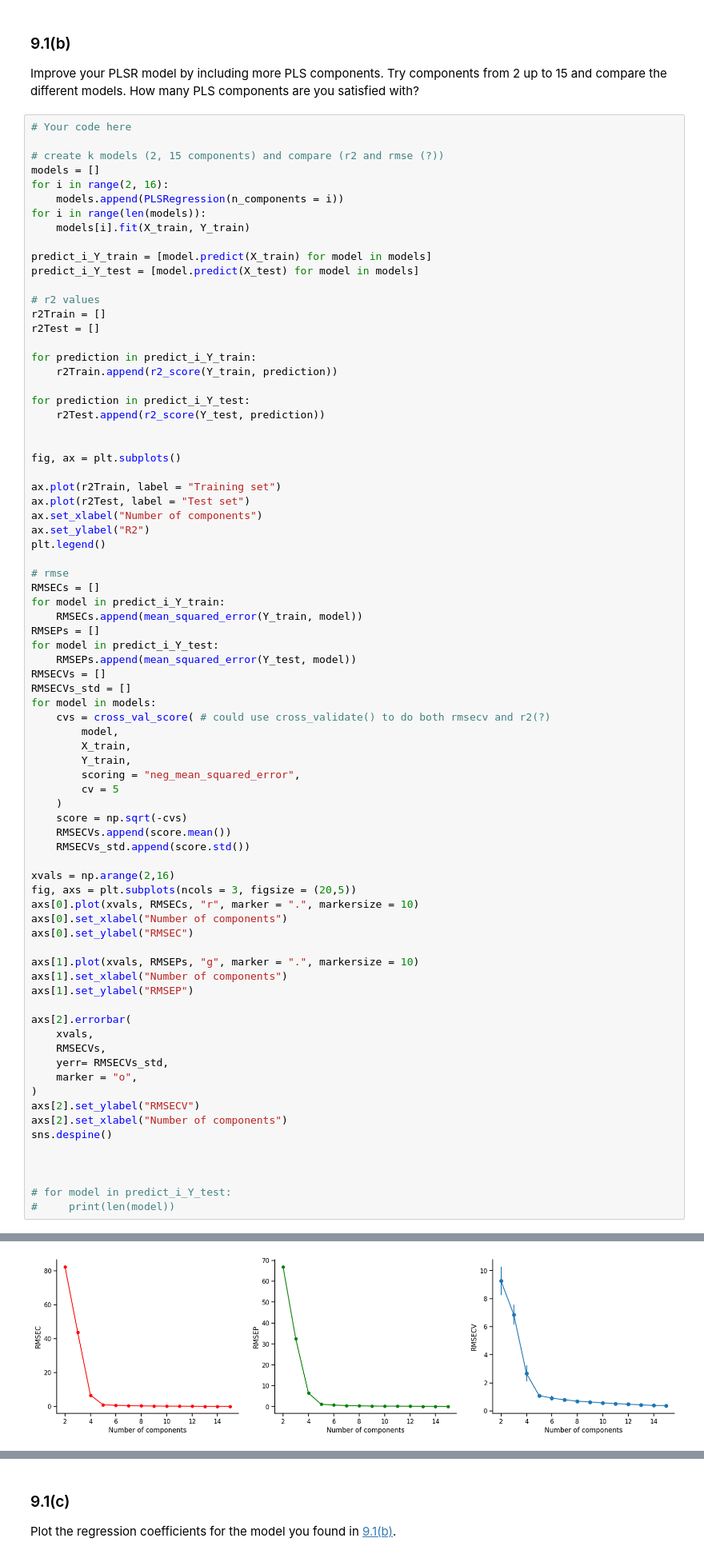
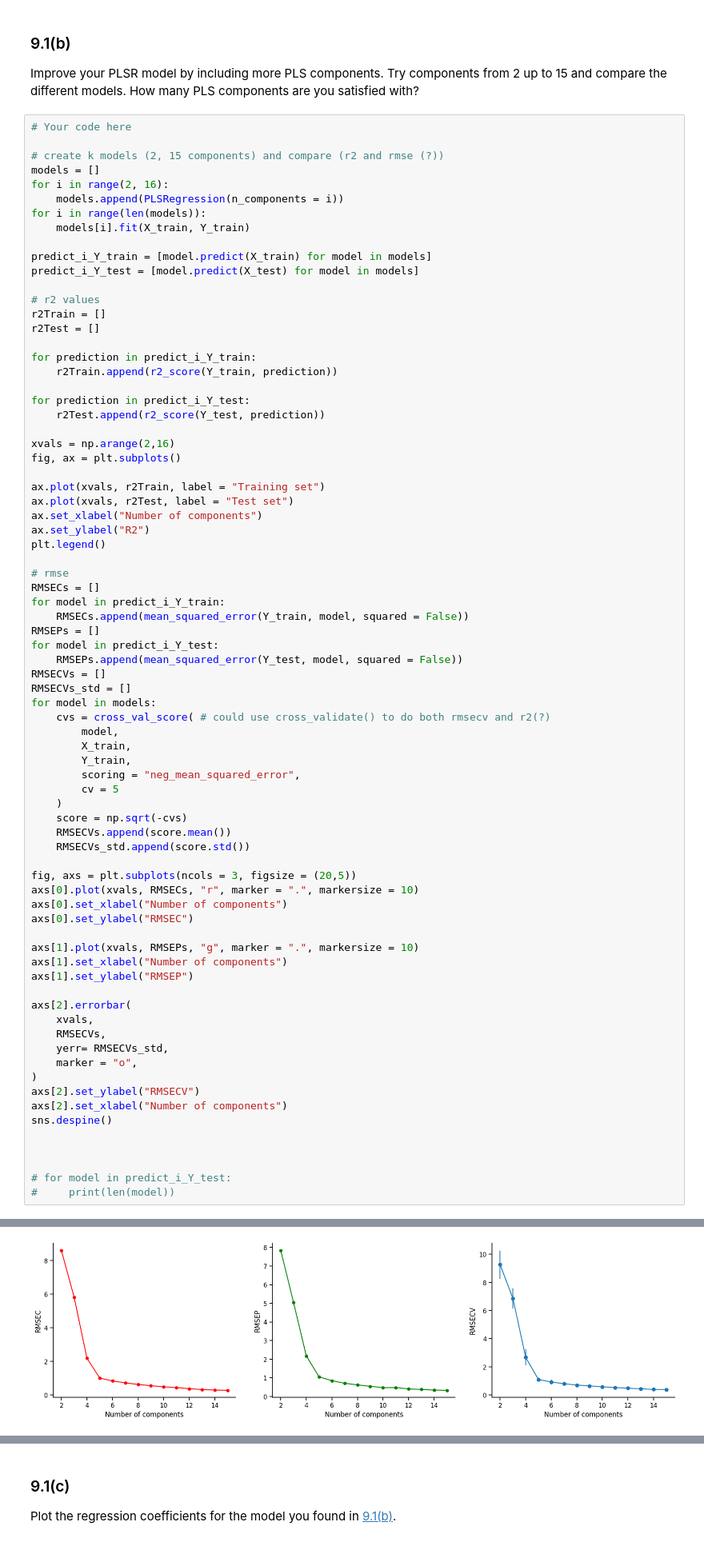
Before and after one commit to joachsob/chemometrics, a Jupyter notebook: exercises/09_Exercise_Set_9.ipynb, the cells around one changed output, grey strips where cells are left out. Shown at 80% size. Cells and saved outputs as stored; diff of their text form.

```diff
--- a/exercises/09_Exercise_Set_9.ipynb
+++ b/exercises/09_Exercise_Set_9.ipynb
@@ -311,11 +311,11 @@ for prediction in predict_i_Y_train:
 for prediction in predict_i_Y_test:
     r2Test.append(r2_score(Y_test, prediction))
 
-
+xvals = np.arange(2,16)
 fig, ax = plt.subplots()
 
-ax.plot(r2Train, label = "Training set")
-ax.plot(r2Test, label = "Test set")
+ax.plot(xvals, r2Train, label = "Training set")
+ax.plot(xvals, r2Test, label = "Test set")
 ax.set_xlabel("Number of components")
 ax.set_ylabel("R2")
 plt.legend()
@@ -323,10 +323,10 @@ plt.legend()
 # rmse
 RMSECs = []
 for model in predict_i_Y_train:
-    RMSECs.append(mean_squared_error(Y_train, model))
+    RMSECs.append(mean_squared_error(Y_train, model, squared = False))
 RMSEPs = []
 for model in predict_i_Y_test:
-    RMSEPs.append(mean_squared_error(Y_test, model))
+    RMSEPs.append(mean_squared_error(Y_test, model, squared = False))
 RMSECVs = []
 RMSECVs_std = []
 for model in models:
@@ -341,7 +341,6 @@ for model in models:
     RMSECVs.append(score.mean())
     RMSECVs_std.append(score.std())
 
-xvals = np.arange(2,16)
 fig, axs = plt.subplots(ncols = 3, figsize = (20,5))
 axs[0].plot(xvals, RMSECs, "r", marker = ".", markersize = 10)
 axs[0].set_xlabel("Number of components")
@@ -370,4 +369,4 @@ sns.despine()
-[figure, old version]
+[figure, new version]
 # %% [markdown]
 #### Your answer to question 9.1(b):
 
```
Also changed, not shown: parts of 6 cells of this notebook.
